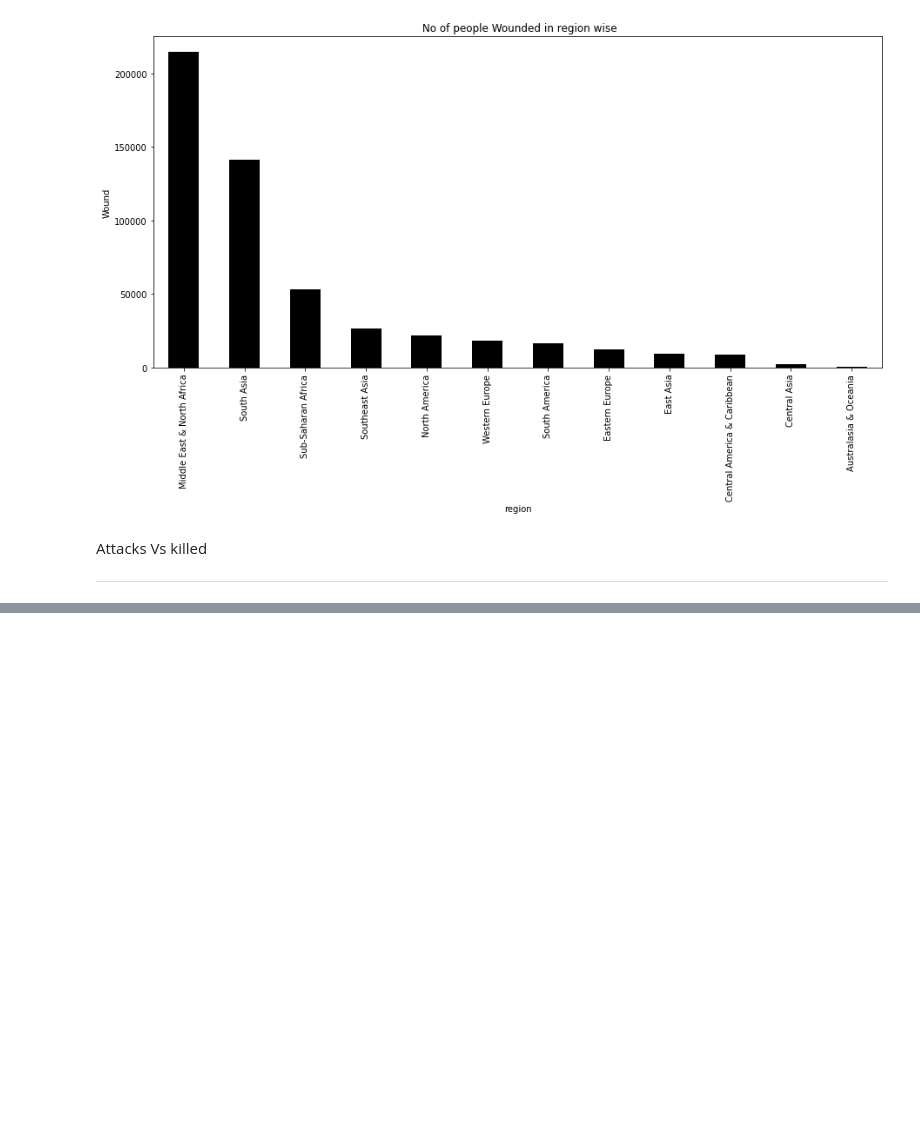
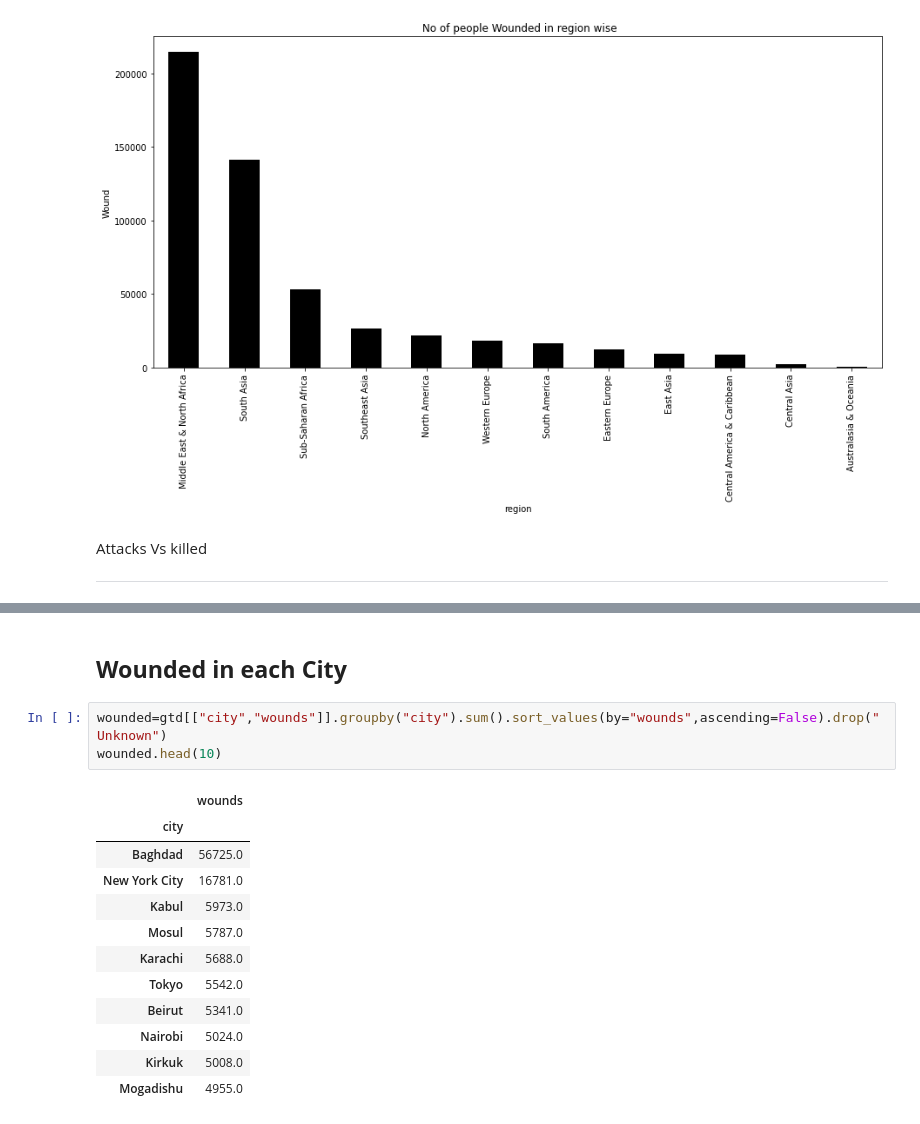
Before and after one commit to deepa-tyagi/global-td, a Jupyter notebook: Copy_of_Global_Terrorism_Analysis_Capstone_Project.ipynb, the cells around one changed output, grey strips where cells are left out. Drawn from its saved outputs; the diff is of its cells as text; blank space fills up the shorter version.

```diff
--- a/Copy_of_Global_Terrorism_Analysis_Capstone_Project.ipynb
+++ b/Copy_of_Global_Terrorism_Analysis_Capstone_Project.ipynb
@@ -388,0 +384,18 @@ Name: day, dtype: int64
+# %% [markdown]
+## **Wounded in each City**
+# %%
+wounded=gtd[["city","wounds"]].groupby("city").sum().sort_values(by="wounds",ascending=False).drop("Unknown")
+wounded.head(10)
+# %% [output]
+|  | wounds |
+| city |  |
+| Baghdad | 56725.0 |
+| New York City | 16781.0 |
+| Kabul | 5973.0 |
+| Mosul | 5787.0 |
+| Karachi | 5688.0 |
+| Tokyo | 5542.0 |
+| Beirut | 5341.0 |
+| Nairobi | 5024.0 |
+| Kirkuk | 5008.0 |
+| Mogadishu | 4955.0 |
```
Also changed, not shown: parts of 15 cells of this notebook.
